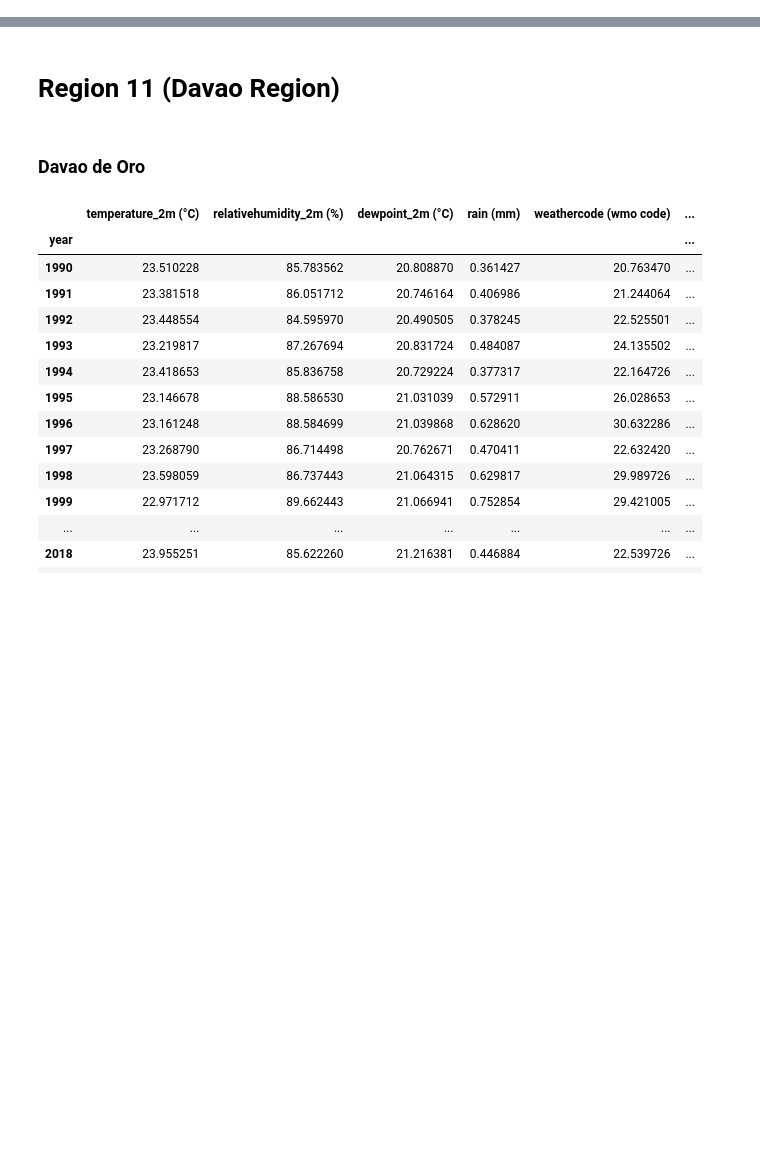
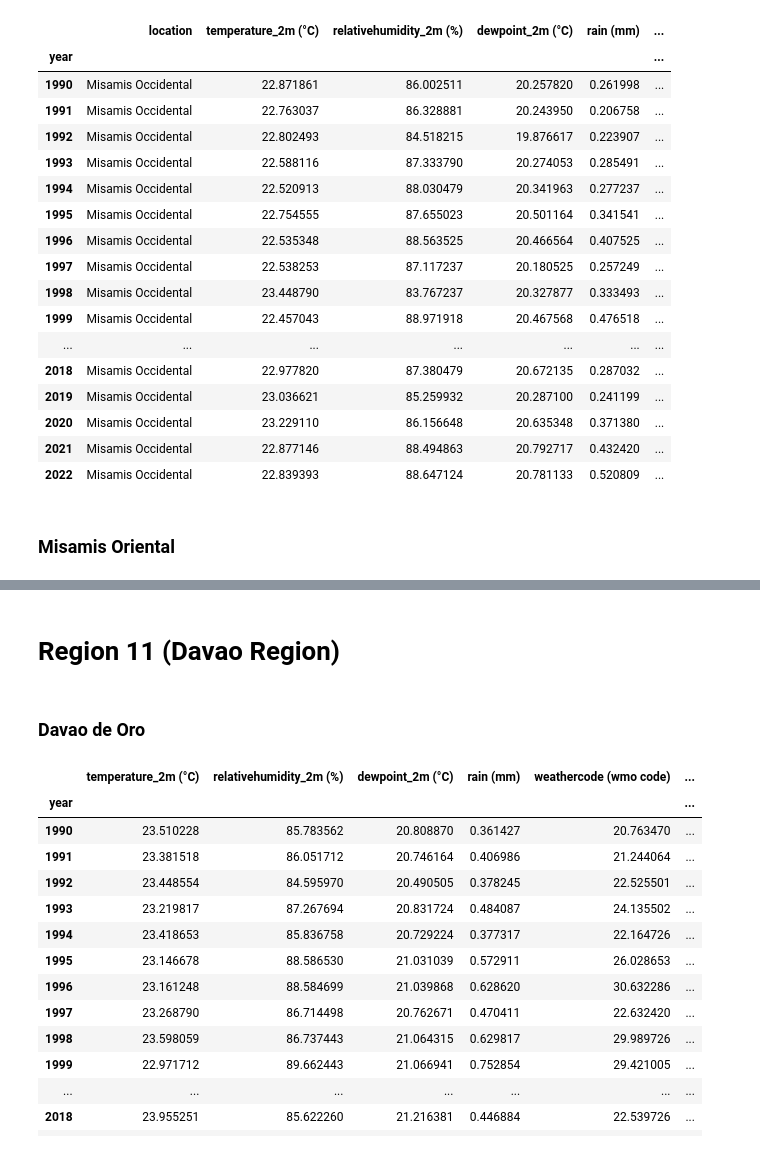
Before and after one commit to darahmanayaga/thesis-2, a Jupyter notebook: historical-data-hourly-to-annual.ipynb, the cells around one changed output, grey strips where cells are left out. Cells and saved outputs as stored; diff of their text form; code cells hidden in the pictures; blank space fills up the shorter version.

```diff
--- a/historical-data-hourly-to-annual.ipynb
+++ b/historical-data-hourly-to-annual.ipynb
@@ -3,0 +159,45 @@ import datetime as dt
+# %%
+misamis_occidental['year'] = misamis_occidental['time'].dt.year
+# %%
+misamis_occidental_annual = misamis_occidental.groupby("year")[['temperature_2m (°C)', 'relativehumidity_2m (%)',
+       'dewpoint_2m (°C)', 'rain (mm)', 'weathercode (wmo code)',
+       'surface_pressure (hPa)', 'cloudcover (%)',
+       'et0_fao_evapotranspiration (mm)', 'vapor_pressure_deficit (kPa)',
+       'windspeed_10m (km/h)', 'winddirection_10m (°)', 'windgusts_10m (km/h)',
+       'soil_temperature_28_to_100cm (°C)',
+       'soil_moisture_28_to_100cm (m³/m³)', 'direct_radiation (W/m²)',
+       'diffuse_radiation (W/m²)']].mean()
+# %%
+misamis_occidental_annual['location'] = ' Misamis Occidental'
+# %%
+misamis_occidental_annual = misamis_occidental_annual.loc[:,['location', 'temperature_2m (°C)', 'relativehumidity_2m (%)',
+       'dewpoint_2m (°C)', 'rain (mm)', 'weathercode (wmo code)',
+       'surface_pressure (hPa)', 'cloudcover (%)',
+       'et0_fao_evapotranspiration (mm)', 'vapor_pressure_deficit (kPa)',
+       'windspeed_10m (km/h)', 'winddirection_10m (°)', 'windgusts_10m (km/h)',
+       'soil_temperature_28_to_100cm (°C)',
+       'soil_moisture_28_to_100cm (m³/m³)', 'direct_radiation (W/m²)',
+       'diffuse_radiation (W/m²)']]
+# %%
+misamis_occidental_annual
+# %% [output]
+|  | location | temperature_2m (°C) | relativehumidity_2m (%) | dewpoint_2m (°C) | rain (mm) | ... |
+| year |  |  |  |  |  | ... |
+| 1990 | Misamis Occidental | 22.871861 | 86.002511 | 20.257820 | 0.261998 | ... |
+| 1991 | Misamis Occidental | 22.763037 | 86.328881 | 20.243950 | 0.206758 | ... |
+| 1992 | Misamis Occidental | 22.802493 | 84.518215 | 19.876617 | 0.223907 | ... |
+| 1993 | Misamis Occidental | 22.588116 | 87.333790 | 20.274053 | 0.285491 | ... |
+| 1994 | Misamis Occidental | 22.520913 | 88.030479 | 20.341963 | 0.277237 | ... |
+| 1995 | Misamis Occidental | 22.754555 | 87.655023 | 20.501164 | 0.341541 | ... |
+| 1996 | Misamis Occidental | 22.535348 | 88.563525 | 20.466564 | 0.407525 | ... |
+| 1997 | Misamis Occidental | 22.538253 | 87.117237 | 20.180525 | 0.257249 | ... |
+| 1998 | Misamis Occidental | 23.448790 | 83.767237 | 20.327877 | 0.333493 | ... |
+| 1999 | Misamis Occidental | 22.457043 | 88.971918 | 20.467568 | 0.476518 | ... |
+| ... | ... | ... | ... | ... | ... | ... |
+| 2018 | Misamis Occidental | 22.977820 | 87.380479 | 20.672135 | 0.287032 | ... |
+| 2019 | Misamis Occidental | 23.036621 | 85.259932 | 20.287100 | 0.241199 | ... |
+| 2020 | Misamis Occidental | 23.229110 | 86.156648 | 20.635348 | 0.371380 | ... |
+| 2021 | Misamis Occidental | 22.877146 | 88.494863 | 20.792717 | 0.432420 | ... |
+| 2022 | Misamis Occidental | 22.839393 | 88.647124 | 20.781133 | 0.520809 | ... |
+# %% [markdown]
+### Misamis Oriental
```
Also changed, not shown: parts of 37 cells of this notebook.
